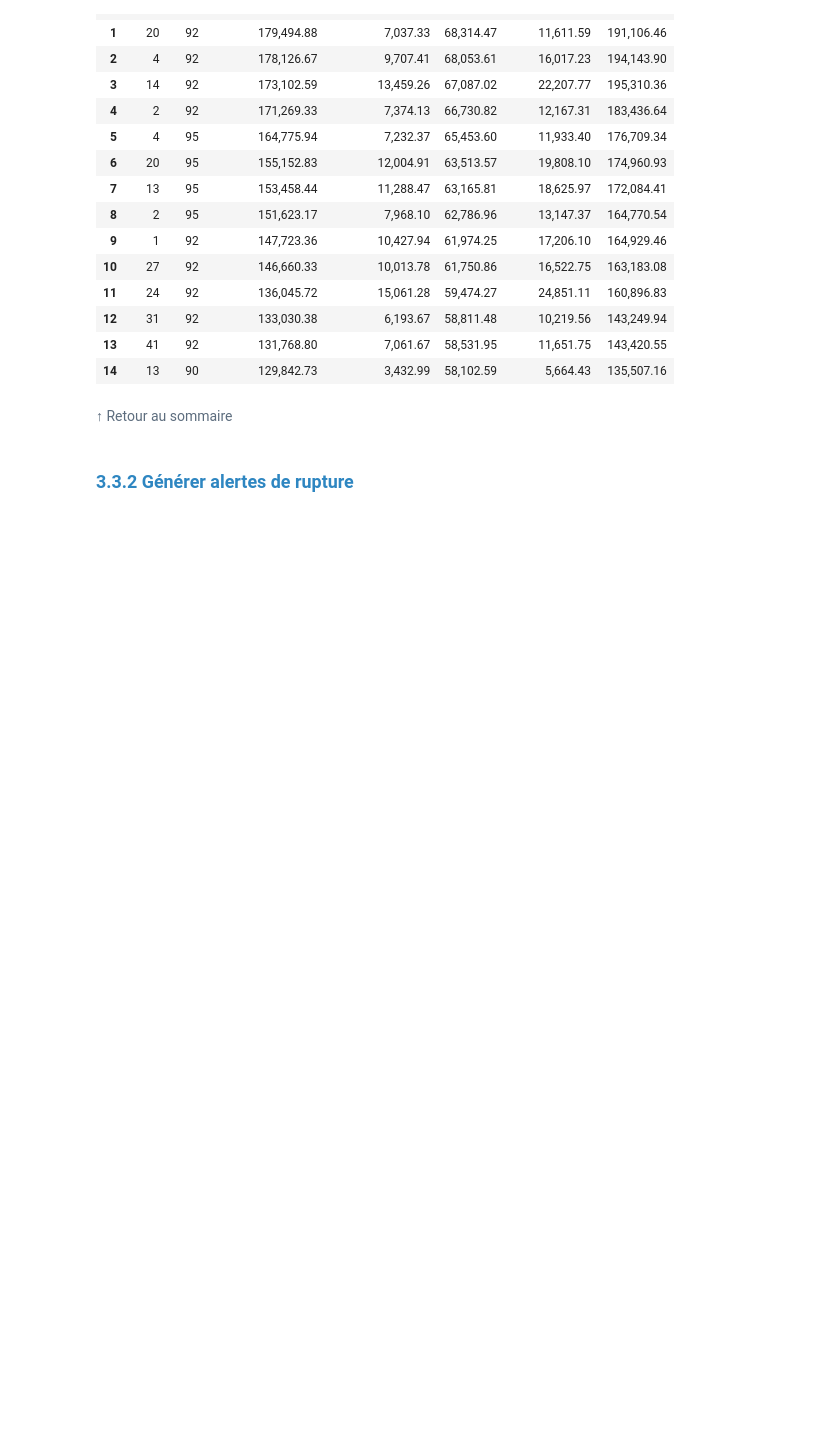
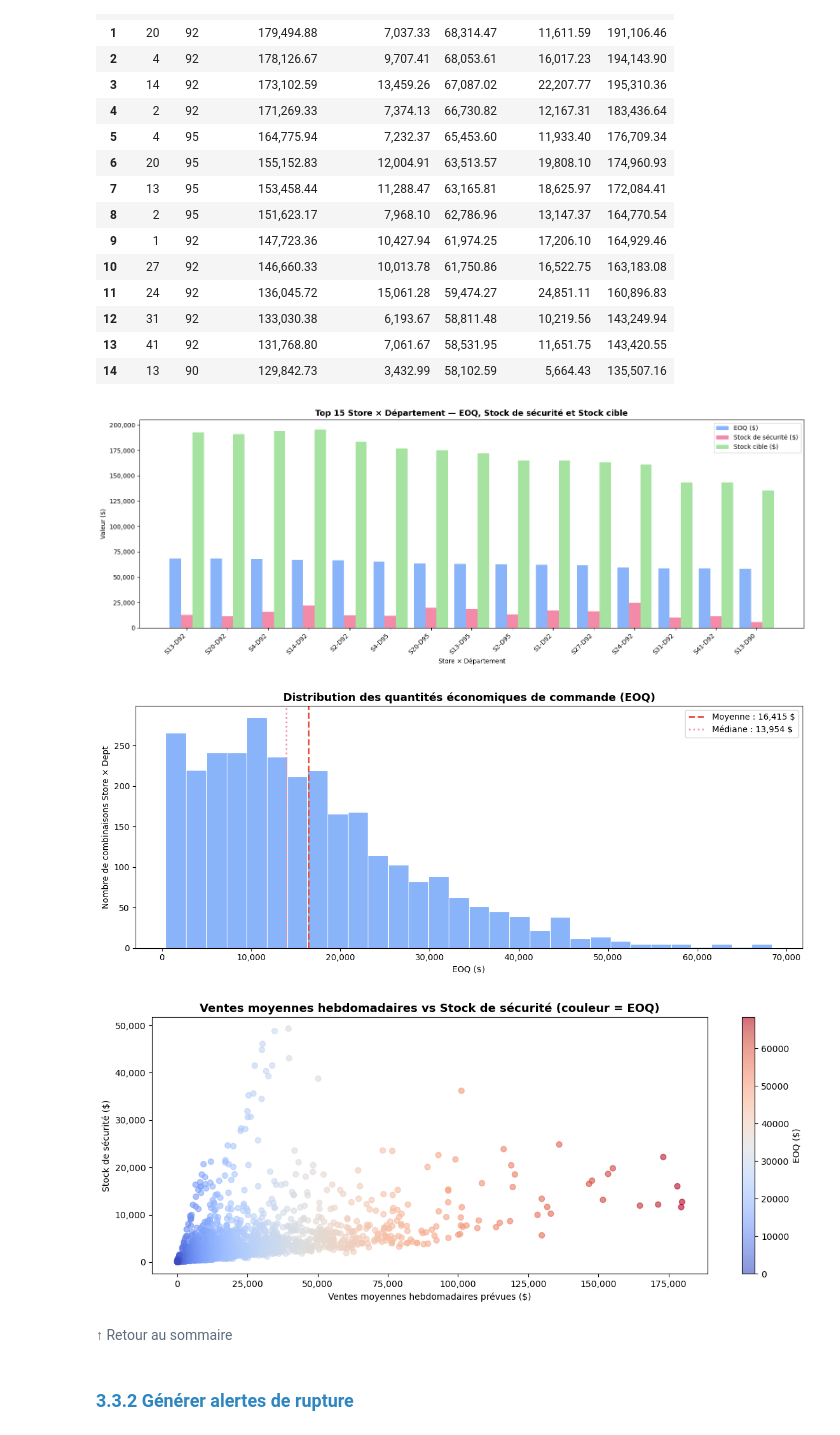
Before and after one commit to AnisHemaida/walmart-sales-forecasting, a Jupyter notebook: notebooks/SIPV_Walmart_EPIC3.ipynb, the cells around one changed output. Drawn from its saved outputs; the diff is of its cells as text; code cells hidden in the pictures; blank space fills up the shorter version.

Commit message:
Graphique

```diff
--- a/notebooks/SIPV_Walmart_EPIC3.ipynb
+++ b/notebooks/SIPV_Walmart_EPIC3.ipynb
@@ -992,6 +992,67 @@ df_stock[cols_affich].head(15).style.format(fmt)
 | 12 | 31 | 92 | 133,030.38 | 6,193.67 | 58,811.48 | 10,219.56 | 143,249.94 |
 | 13 | 41 | 92 | 131,768.80 | 7,061.67 | 58,531.95 | 11,651.75 | 143,420.55 |
 | 14 | 13 | 90 | 129,842.73 | 3,432.99 | 58,102.59 | 5,664.43 | 135,507.16 |
+# %%
+import matplotlib.pyplot as plt
+import numpy as np
+
+# ── Graphique 1 : Top 15 Store × Dept — EOQ vs Stock cible ────
+top15 = df_stock.head(15).copy()
+labels = [f"S{int(r.Store)}-D{int(r.Dept)}" for _, r in top15.iterrows()]
+x     = np.arange(len(labels))
+width = 0.28
+
+fig1, ax1 = plt.subplots(figsize=(16, 6))
+ax1.bar(x - width,   top15['EOQ'].values,            width, label='EOQ ($)',             color='#89b4fa')
+ax1.bar(x,           top15['Stock_securite'].values,  width, label='Stock de sécurité ($)', color='#f38ba8')
+ax1.bar(x + width,   top15['Stock_cible'].values,     width, label='Stock cible ($)',     color='#a6e3a1')
+
+ax1.set_title("Top 15 Store × Département — EOQ, Stock de sécurité et Stock cible", fontsize=13, fontweight='bold')
+ax1.set_xlabel("Store × Département")
+ax1.set_ylabel("Valeur ($)")
+ax1.set_xticks(x)
+ax1.set_xticklabels(labels, rotation=45, ha='right')
+ax1.legend(fontsize=10)
+ax1.yaxis.set_major_formatter(plt.FuncFormatter(lambda v, _: f'{v:,.0f}'))
+plt.tight_layout()
+plt.show()
+
+# ── Graphique 2 : Distribution des EOQ ────────────────────────
+df_eoq_pos = df_stock[df_stock['EOQ'] > 0]
+
+fig2, ax2 = plt.subplots(figsize=(12, 5))
+ax2.hist(df_eoq_pos['EOQ'], bins=30, color='#89b4fa', edgecolor='white', linewidth=0.8)
+ax2.axvline(df_eoq_pos['EOQ'].mean(), color='#E74C3C', linewidth=2,
+            linestyle='--', label=f"Moyenne : {df_eoq_pos['EOQ'].mean():,.0f} $")
+ax2.axvline(df_eoq_pos['EOQ'].median(), color='#f38ba8', linewidth=2,
+            linestyle=':', label=f"Médiane : {df_eoq_pos['EOQ'].median():,.0f} $")
+ax2.set_title("Distribution des quantités économiques de commande (EOQ)", fontsize=13, fontweight='bold')
+ax2.set_xlabel("EOQ ($)")
+ax2.set_ylabel("Nombre de combinaisons Store × Dept")
+ax2.legend(fontsize=10)
+ax2.xaxis.set_major_formatter(plt.FuncFormatter(lambda v, _: f'{v:,.0f}'))
+plt.tight_layout()
+plt.show()
+
+# ── Graphique 3 : Ventes moyennes vs Stock de sécurité ────────
+fig3, ax3 = plt.subplots(figsize=(12, 5))
+sc = ax3.scatter(
+    df_stock['Ventes_moy_hebdo'],
+    df_stock['Stock_securite'],
+    c=df_stock['EOQ'], cmap='coolwarm', alpha=0.6, s=40
+)
+plt.colorbar(sc, ax=ax3, label='EOQ ($)')
+ax3.set_title("Ventes moyennes hebdomadaires vs Stock de sécurité (couleur = EOQ)", fontsize=13, fontweight='bold')
+ax3.set_xlabel("Ventes moyennes hebdomadaires prévues ($)")
+ax3.set_ylabel("Stock de sécurité ($)")
+ax3.xaxis.set_major_formatter(plt.FuncFormatter(lambda v, _: f'{v:,.0f}'))
+ax3.yaxis.set_major_formatter(plt.FuncFormatter(lambda v, _: f'{v:,.0f}'))
+plt.tight_layout()
+plt.show()
+# %% [output]
+[figure, added]
+[figure, added]
+[figure, added]
 # %% [markdown]
 <a href="#0" style="color:#5D6D7E; text-decoration:none;">
 ↑ Retour au sommaire
```
